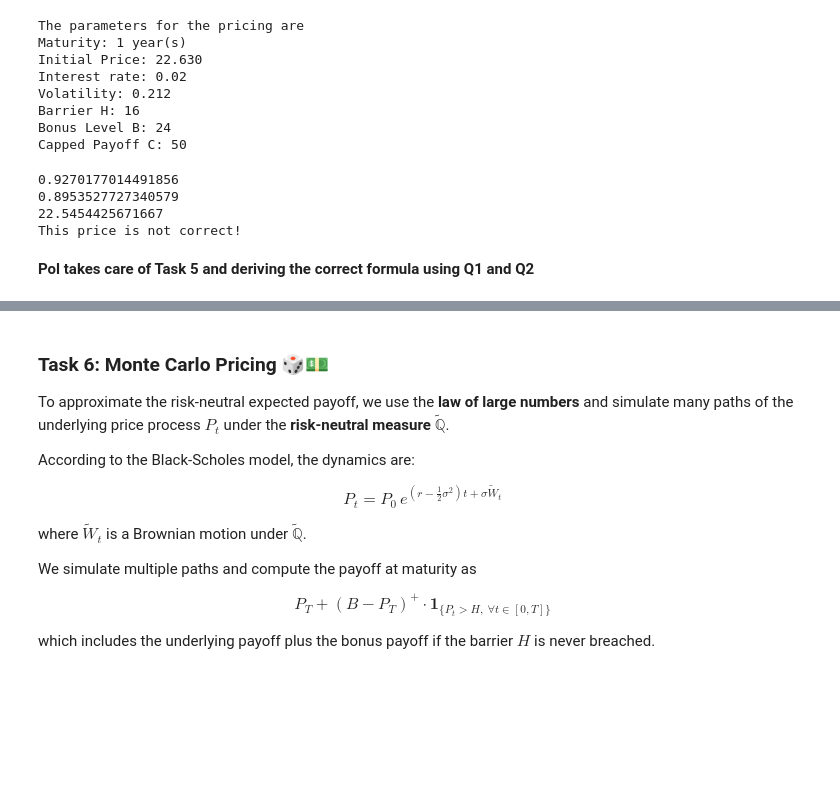
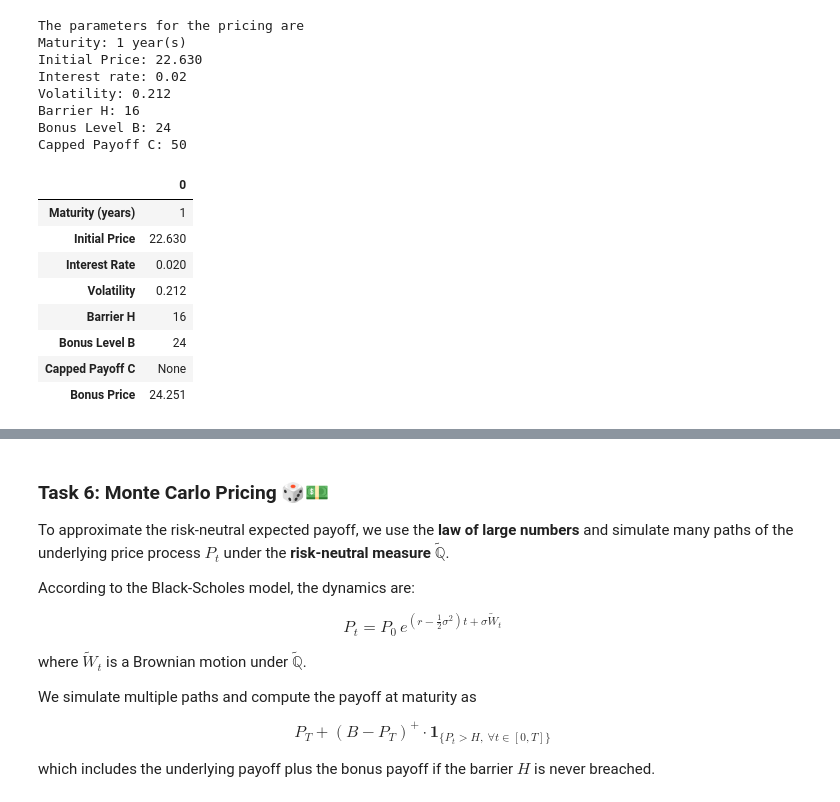
Before and after one commit to manuelgonzalzz/bonus-certificate, a Jupyter notebook: manuel.ipynb, the cells around one changed output, grey strips where cells are left out. Drawn from its saved outputs; the diff is of its cells as text; code cells hidden in the pictures; blank space fills up the shorter version.

```diff
--- a/manuel.ipynb
+++ b/manuel.ipynb
@@ -429,42 +441,91 @@ Capped Payoff C: 50
 # %%
 from scipy.stats import norm
 # incomplete Q1 and Q2 are not sufficient to calculate d&o put
 
-def Q1(P0=P0, H=H, r=r, sigma=sigma, T=T):
+def Call(P0,K,r,sigma,T):
+    sigma2 = sigma * sigma          # sigma-squared makes the formula cleaner
+    constant1 = (np.log(P0/K) + (r+0.5*sigma2)*T) / (sigma*np.sqrt(T))
+    constant2 = constant1 - sigma * np.sqrt(T)
+    Call = P0 * norm.cdf(constant1) - K * np.exp(-r*T) * norm.cdf(constant2)
+    return Call
+
+def DownAndOutCall(P0,K,H,r,sigma,T):
+    if(P0<H): return 0
+    sigma2 = sigma * sigma          # sigma-squared makes the formula cleaner
+    constant1 = (np.log((H*H)/(P0*K)) + (r+0.5*sigma2)*T) / (sigma*np.sqrt(T))
+    constant2 = constant1 - sigma * np.sqrt(T)
+    lam = r - 0.5*sigma2
+    KnockOutDiscount = P0 * np.pow( H/P0, 2+2*lam/sigma2) * norm.cdf(constant1) - K * np.exp(-r*T) * np.pow(H/P0,2*lam/sigma2) * norm.cdf(constant2)
+    return Call(P0,K,r,sigma,T) - KnockOutDiscount
+
+def Q1(P0, H, r, sigma, T):
     log_term = np.log(P0 / H)
     drift = r + 0.5 * sigma**2
     denom = sigma * np.sqrt(T)
 
     term1 = norm.cdf((log_term + drift * T) / denom)
 
     exponent = - (2 * drift * log_term) / sigma**2
     term2 = np.exp(exponent) * norm.cdf((-log_term + drift * T) / denom)
 
     return term1 - term2
 
-def Q2(P0=P0, H=H, r=r, sigma=sigma, T=T):
+def Q2(P0, H, r, sigma, T):
     log_term = np.log(P0 / H)
     drift = r - 0.5 * sigma**2
     denom = sigma * np.sqrt(T)
 
     term1 = norm.cdf((log_term + drift * T) / denom)
 
     exponent = - (2 * drift * log_term) / sigma**2
     term2 = np.exp(exponent) * norm.cdf((-log_term + drift * T) / denom)
 
     return term1 - term2
 
-print(Q1(P0,H,r,sigma,T))
-print(Q2(P0,H,r,sigma,T))
+def DownAndOutPut(P0,K,H,r,sigma,T):
+    if(P0<H): return 0
+    q1 = Q1(P0,H,r,sigma,T)
+    q2 = Q2(P0,H,r,sigma,T)
+    doc = DownAndOutCall(P0,K,H,r,sigma,T)
+    dop = doc - (P0*q1 - np.exp(-r*T)*K*q2)
+    return dop
 
-print(
-   P0 + P0*Q1() - np.exp(-r*T)*B*Q2()
-)
-print('This price is not correct!')
+def BonusCertificate(P0,B,H,r,sigma,T,Capped=None):
+
+    if(Capped==None):
+        bonus =  P0 + DownAndOutPut(P0,B,H,r,sigma,T)
+    elif(B<Capped):
+        bonus =  P0 + DownAndOutPut(P0,B,H,r,sigma,T) - Call(P0,Capped,r,sigma,T)
+    else:
+        print('CAP level must be GREATER than BONUS level')
+        return None
+
+    results = {
+    "Maturity (years)": T,
+    "Initial Price": P0,
+    "Interest Rate": r,
+    "Volatility": sigma,
+    "Barrier H": H,
+    "Bonus Level B": B,
+    "Capped Payoff C": Capped,
+    "Bonus Price": bonus
+    }
+    return results
+
+P0 = data["Close"][pd.to_datetime("2024-06-14")]
+H = 16
+B = 24
+C = 50
+T = 1
+results = BonusCertificate(P0,B,H,r,sigma,T,Capped=None)
+pd.DataFrame([results]).T
 # %% [output]
-0.9270177014491856
-0.8953527727340579
-22.5454425671667
-This price is not correct!
+|  | 0 |
+| Maturity (years) | 1 |
+| Initial Price | 22.630 |
+| Interest Rate | 0.020 |
+| Volatility | 0.212 |
+| Barrier H | 16 |
+| Bonus Level B | 24 |
+| Capped Payoff C | None |
+| Bonus Price | 24.251 |
-# %% [markdown]
-  **Pol takes care of Task 5 and deriving the correct formula using Q1 and Q2**
```
Also changed, not shown: parts of 9 cells of this notebook.
